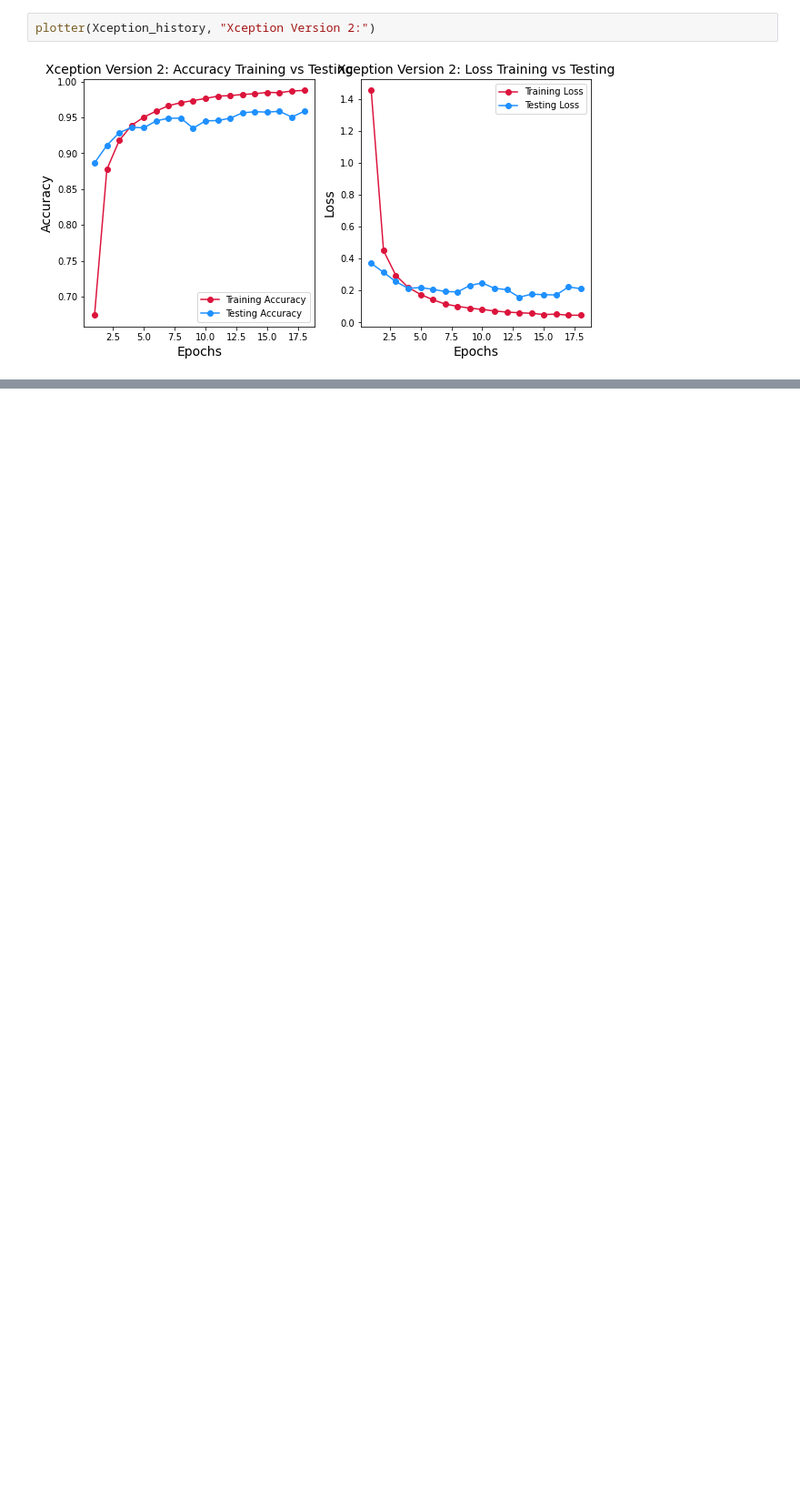
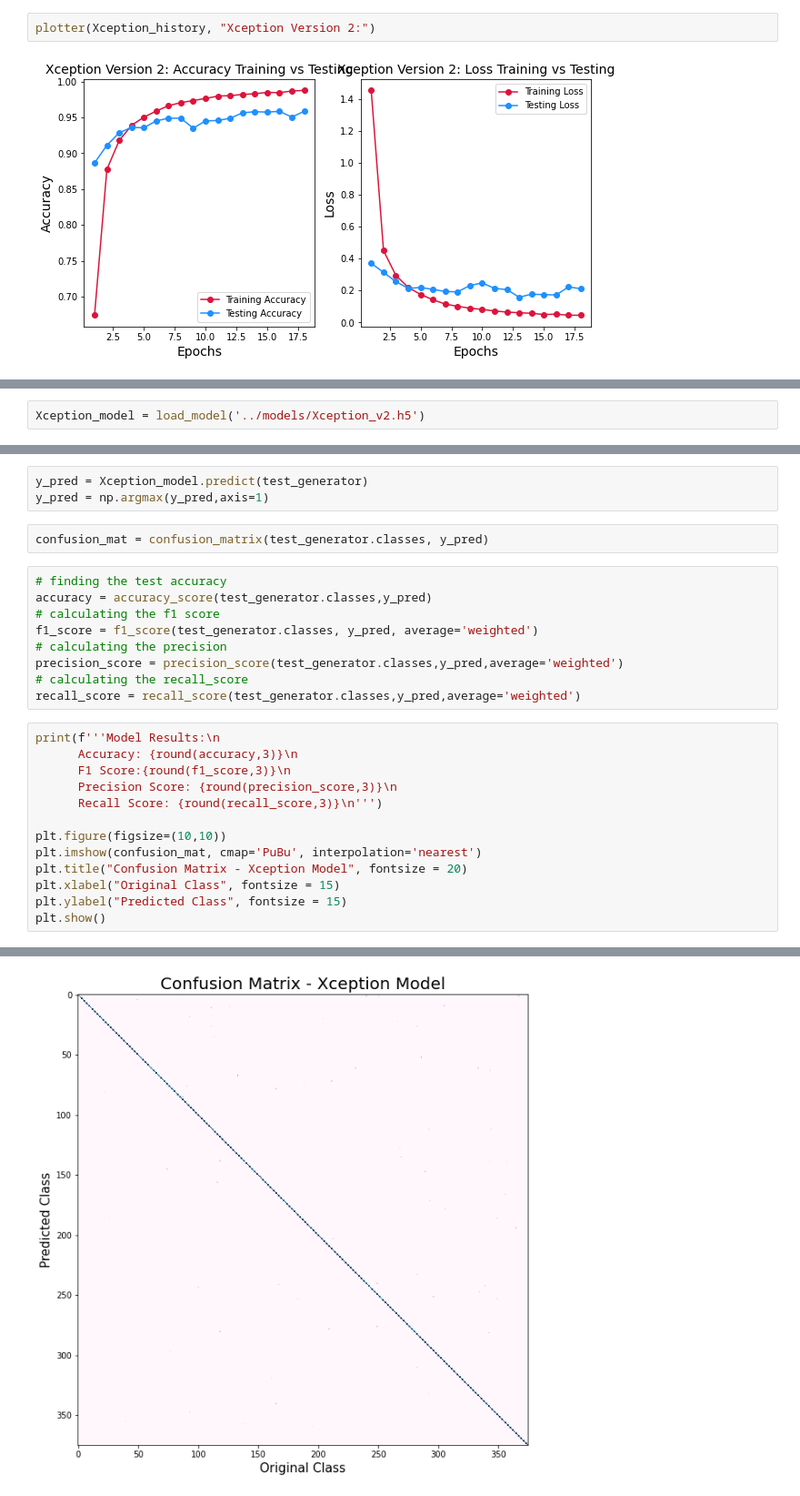
Before and after one commit to roshan-pandey/Bird_Classification, a Jupyter notebook: src/Bird_Classification.ipynb, the cells around one changed output, grey strips where cells are left out. Shown at 91% size. Cells and saved outputs as stored; diff of their text form; blank space fills up the shorter version.

```diff
--- a/src/Bird_Classification.ipynb
+++ b/src/Bird_Classification.ipynb
@@ -389 +401,3 @@ plotter(Xception_history, "Xception Version 2:")
+# %%
+Xception_model = load_model('../models/Xception_v2.h5')
 # %%
@@ -391,3 +404,31 @@ plotter(Xception_history, "Xception Version 2:")
 Xception_model.evaluate(test_generator)
 # %% [output]
 56/56 [==============================] - 8s 145ms/step - loss: 0.1180 - accuracy: 0.9707 - f1_score: 0.9698
+# %%
+y_pred = Xception_model.predict(test_generator)
+y_pred = np.argmax(y_pred,axis=1)
+# %%
+confusion_mat = confusion_matrix(test_generator.classes, y_pred)
+# %%
+# finding the test accuracy
+accuracy = accuracy_score(test_generator.classes,y_pred)
+# calculating the f1 score
+f1_score = f1_score(test_generator.classes, y_pred, average='weighted')
+# calculating the precision
+precision_score = precision_score(test_generator.classes,y_pred,average='weighted')
+# calculating the recall_score
+recall_score = recall_score(test_generator.classes,y_pred,average='weighted')
+# %%
+print(f'''Model Results:\n
+      Accuracy: {round(accuracy,3)}\n
+      F1 Score:{round(f1_score,3)}\n
+      Precision Score: {round(precision_score,3)}\n
+      Recall Score: {round(recall_score,3)}\n''')
+
+plt.figure(figsize=(10,10))
+plt.imshow(confusion_mat, cmap='PuBu', interpolation='nearest')
+plt.title("Confusion Matrix - Xception Model", fontsize = 20)
+plt.xlabel("Original Class", fontsize = 15)
+plt.ylabel("Predicted Class", fontsize = 15)
+plt.show()
+# %% [output]
@@ -393,0 +444 @@ Xception_model.evaluate(test_generator)
+[figure, added]
```
Also changed, not shown: parts of 25 cells of this notebook.
